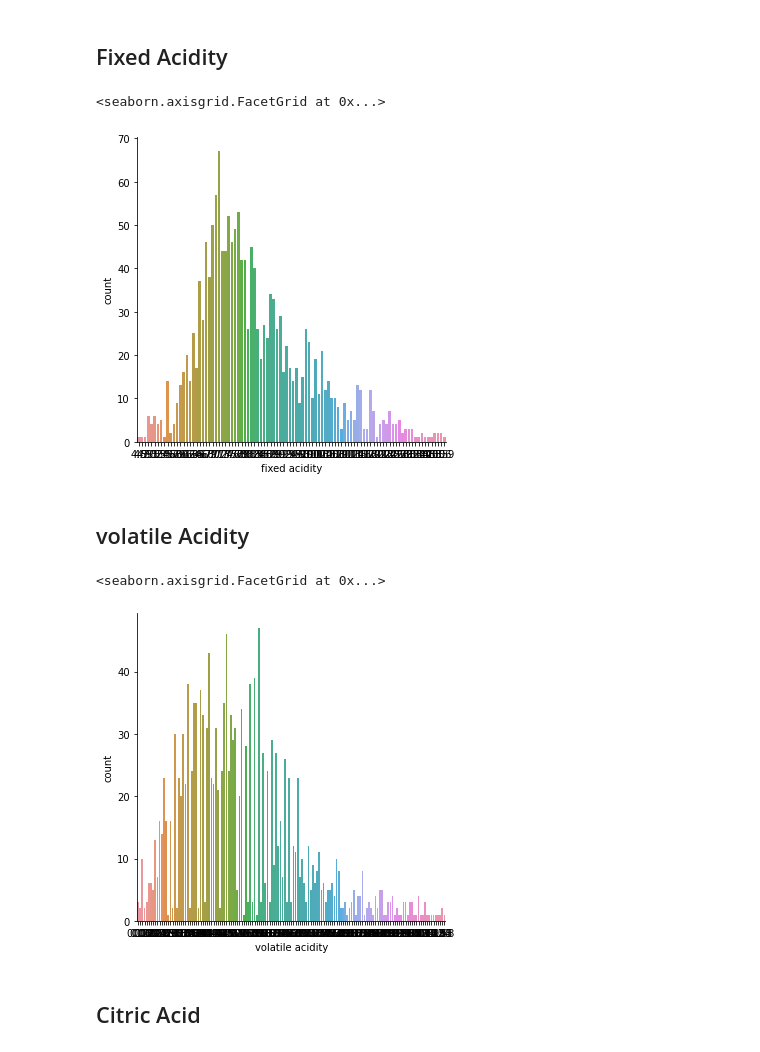
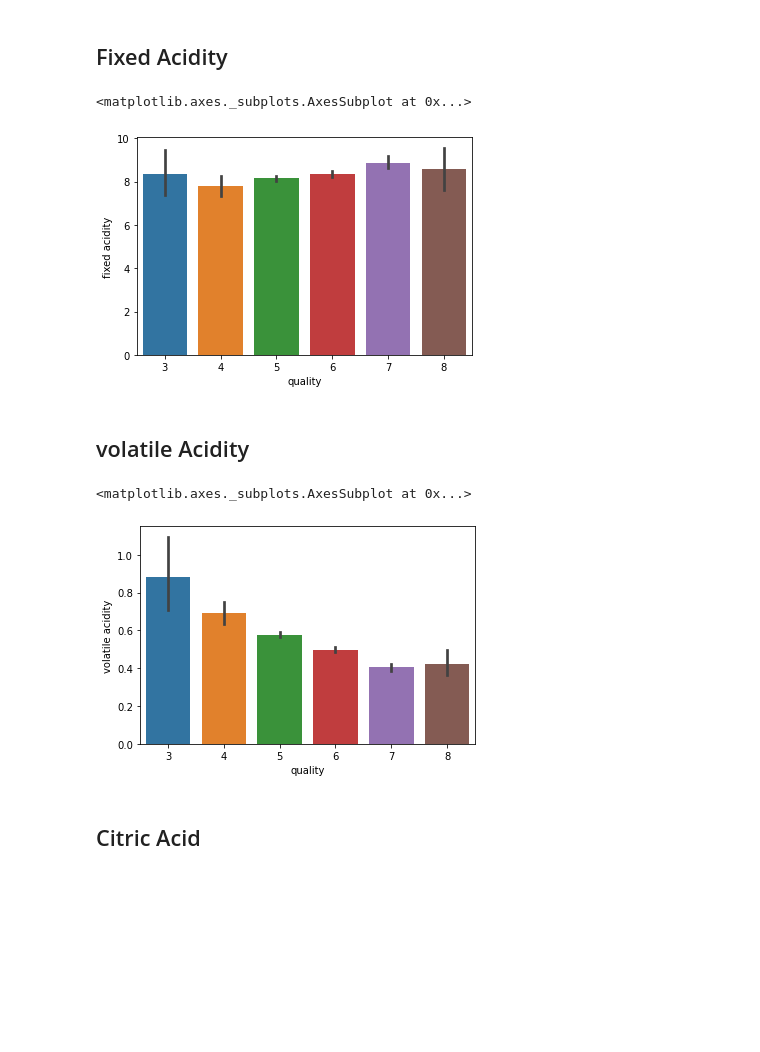
Before and after one commit to PJFinnerty/Machine-Learning-and-Statistics, a Jupyter notebook: Research.ipynb, the cells around one changed output. Saved outputs shown, nothing was run; the diff lists cells and outputs as text; code cells hidden in the pictures; blank space fills up the shorter version.

```diff
--- a/Research.ipynb
+++ b/Research.ipynb
@@ -822,17 +824,21 @@ sns.catplot(x='quality', data=data_3, kind='count')
 # %% [markdown]
 ## Fixed Acidity
 # %%
-sns.catplot(x='fixed acidity', data=data_3, kind='count')
+#sns.catplot(x='fixed acidity', data=data_3, kind='count')
+#sns.distplot(data_3['fixed acidity'])
+sns.barplot(x ='quality', y='fixed acidity', data=data_3)
 # %% [output]
-<seaborn.axisgrid.FacetGrid at 0x...>
+<matplotlib.axes._subplots.AxesSubplot at 0x...>
-[figure, old version]
+[figure, new version]
 # %% [markdown]
 ## volatile Acidity
 # %%
-sns.catplot(x='volatile acidity', data=data_3, kind='count')
+#sns.catplot(x='volatile acidity', data=data_3, kind='count')
+#sns.distplot(data_3['volatile acidity'])
+sns.barplot(x ='quality', y='volatile acidity', data=data_3)
 # %% [output]
-<seaborn.axisgrid.FacetGrid at 0x...>
+<matplotlib.axes._subplots.AxesSubplot at 0x...>
-[figure, old version]
+[figure, new version]
 # %% [markdown]
 ## Citric Acid
 # %%
```
Also changed, not shown: parts of 39 cells of this notebook, 2 other files.
